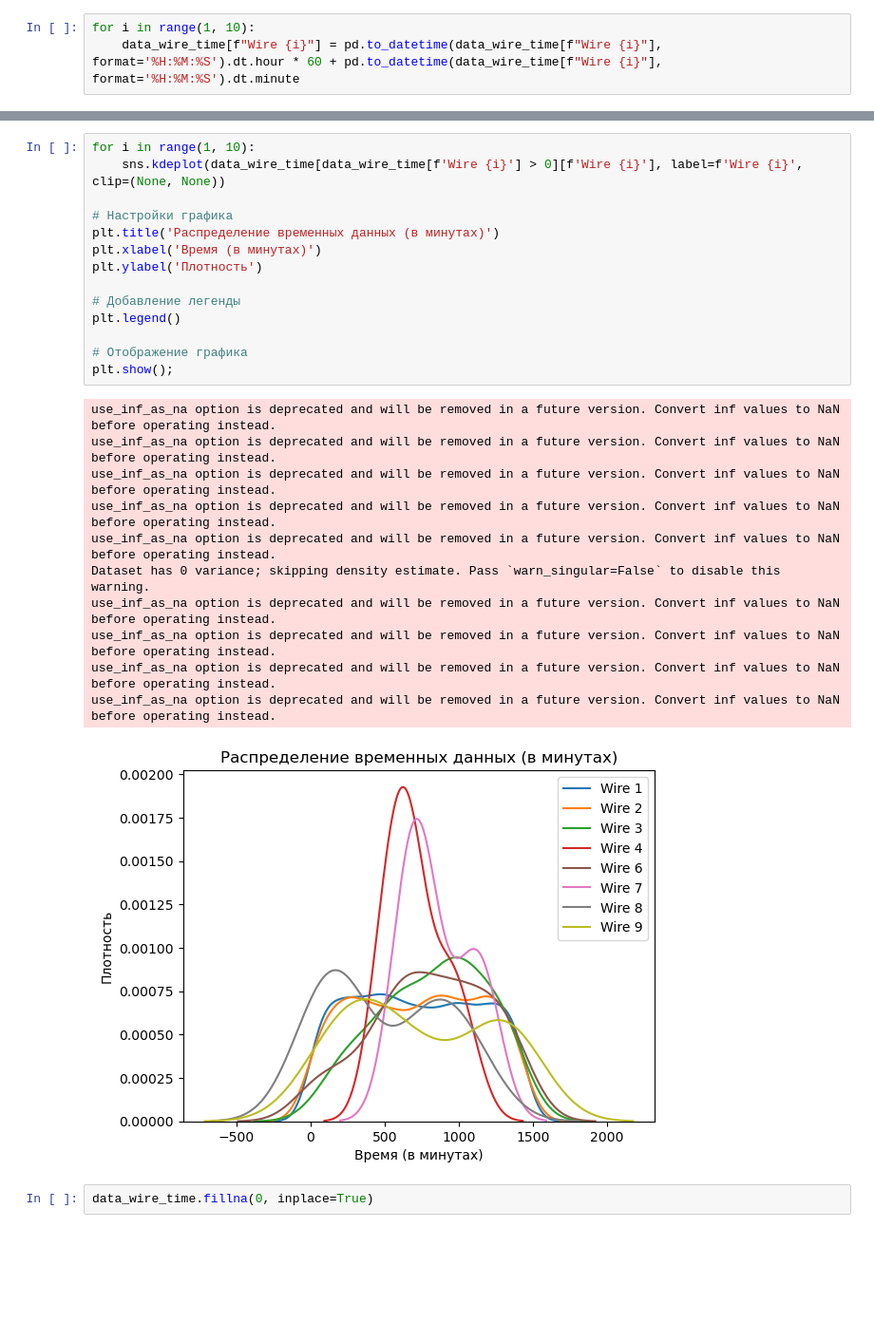
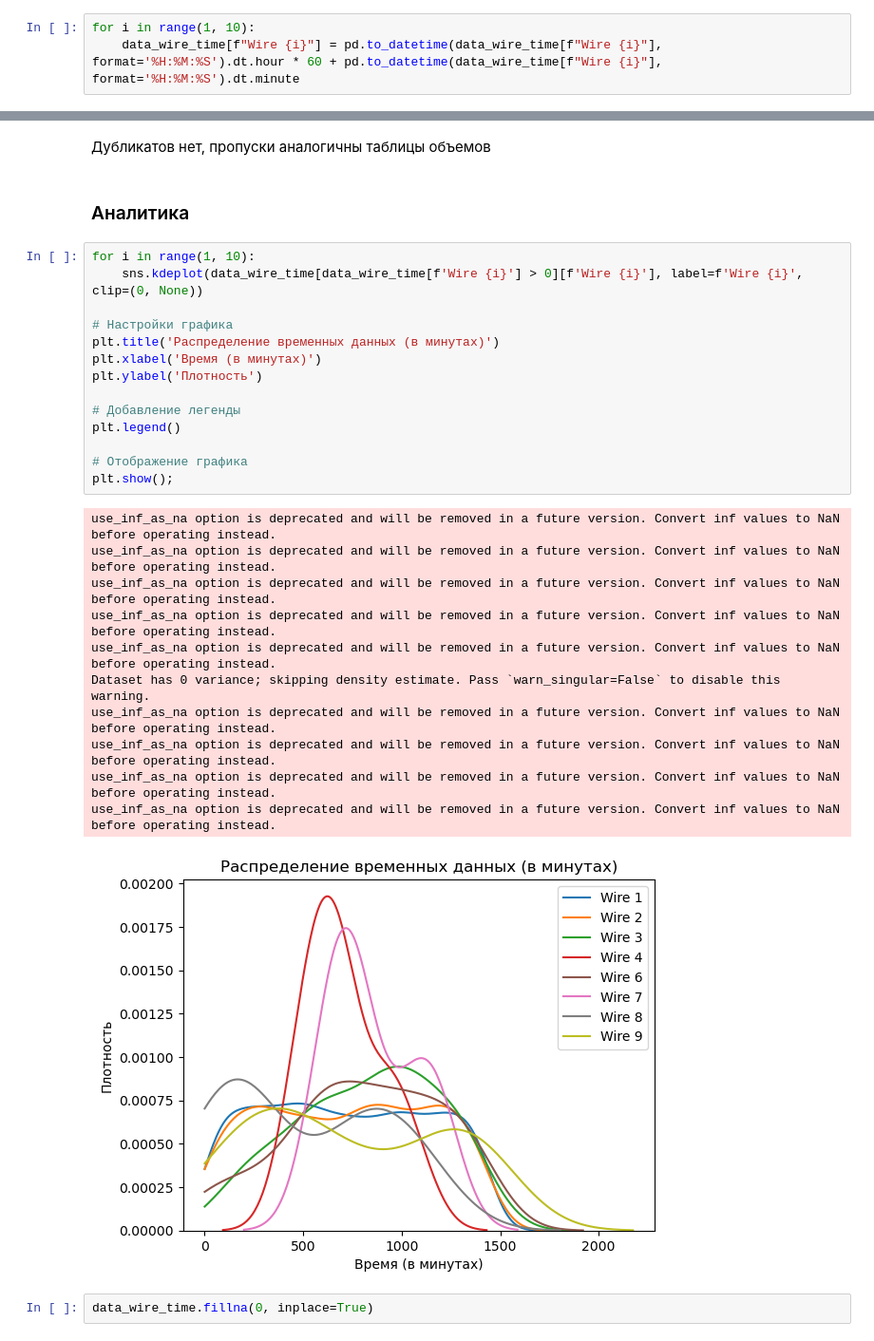
Before and after one commit to VSXV/Data-Science-Projects, a Jupyter notebook: 19. production costs/production costs.ipynb, the cells around one changed output, grey strips where cells are left out. Shown at 95% size. Cells and saved outputs as stored; diff of their text form; blank space fills up the shorter version.

```diff
--- a/19. production costs/production costs.ipynb
+++ b/19. production costs/production costs.ipynb
@@ -757,28 +927,32 @@ for i in range(1, 10):
+# %% [markdown]
+Дубликатов нет, пропуски аналогичны таблицы объемов
+# %% [markdown]
+### Аналитика
 # %%
 for i in range(1, 10):
-    sns.kdeplot(data_wire_time[data_wire_time[f'Wire {i}'] > 0][f'Wire {i}'], label=f'Wire {i}', clip=(None, None))
+    sns.kdeplot(data_wire_time[data_wire_time[f'Wire {i}'] > 0][f'Wire {i}'], label=f'Wire {i}', clip=(0, None))
 
 # Настройки графика
 plt.title('Распределение временных данных (в минутах)')
 plt.xlabel('Время (в минутах)')
 plt.ylabel('Плотность')
 
 # Добавление легенды
 plt.legend()
 
 # Отображение графика
 plt.show();
 # %% [output]
 use_inf_as_na option is deprecated and will be removed in a future version. Convert inf values to NaN before operating instead.
 use_inf_as_na option is deprecated and will be removed in a future version. Convert inf values to NaN before operating instead.
 use_inf_as_na option is deprecated and will be removed in a future version. Convert inf values to NaN before operating instead.
 use_inf_as_na option is deprecated and will be removed in a future version. Convert inf values to NaN before operating instead.
 use_inf_as_na option is deprecated and will be removed in a future version. Convert inf values to NaN before operating instead.
 Dataset has 0 variance; skipping density estimate. Pass `warn_singular=False` to disable this warning.
 use_inf_as_na option is deprecated and will be removed in a future version. Convert inf values to NaN before operating instead.
 use_inf_as_na option is deprecated and will be removed in a future version. Convert inf values to NaN before operating instead.
 use_inf_as_na option is deprecated and will be removed in a future version. Convert inf values to NaN before operating instead.
 use_inf_as_na option is deprecated and will be removed in a future version. Convert inf values to NaN before operating instead.
-[figure, old version]
+[figure, new version]
 # %%
 data_wire_time.fillna(0, inplace=True)
```
Also changed, not shown: parts of 84 cells of this notebook, 1 other file.
